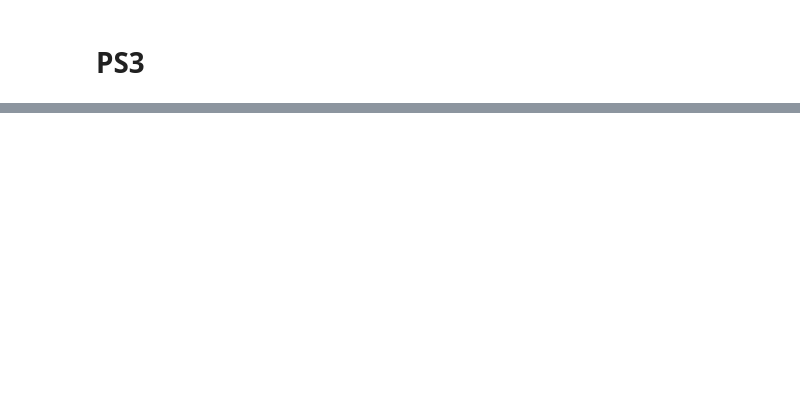
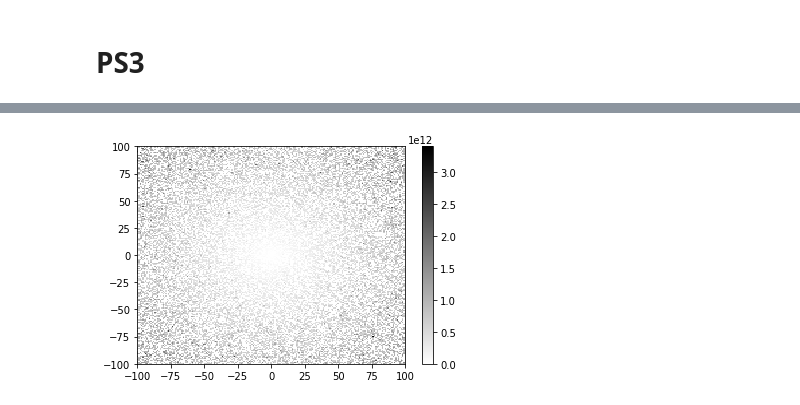
Before and after one commit to navneeraj/BootCamp2018, a Jupyter notebook: ProblemSets/Computation/Week3/W3PS1- QR Decomposition.ipynb, the cells around one changed output, grey strips where cells are left out. Drawn from its saved outputs; the diff is of its cells as text; code cells hidden in the pictures; blank space fills up the shorter version.

```diff
--- a/ProblemSets/Computation/Week3/W3PS1- QR Decomposition.ipynb
+++ b/ProblemSets/Computation/Week3/W3PS1- QR Decomposition.ipynb
@@ -509,0 +795,17 @@ reached here2
+# %%
+def res_grid(xmi,xma,ymi,yma,res):
+    x = np.linspace(xmi,xma,res)
+    y = np.linspace(ymi,yma,res)
+    X,Y = np.meshgrid(x,y)
+    K = np.zeros_like(Y)
+    for i in range(Y.shape[0]):
+        for j in range(Y.shape[1]):
+            a1 = X[i,j]
+            b1 = Y[i,j]
+            A = np.array([1,a1, b1,1]).reshape(2,2)
+            K[i,j] = eig_cond(A)
+    plt.pcolormesh(X,Y,K,cmap = "gray_r")
+    plt.colorbar()
+res_grid(-100,100,-100,100,200)
+# %% [output]
+[figure, added]
```
Also changed, not shown: parts of 28 cells of this notebook, 5 other files.
